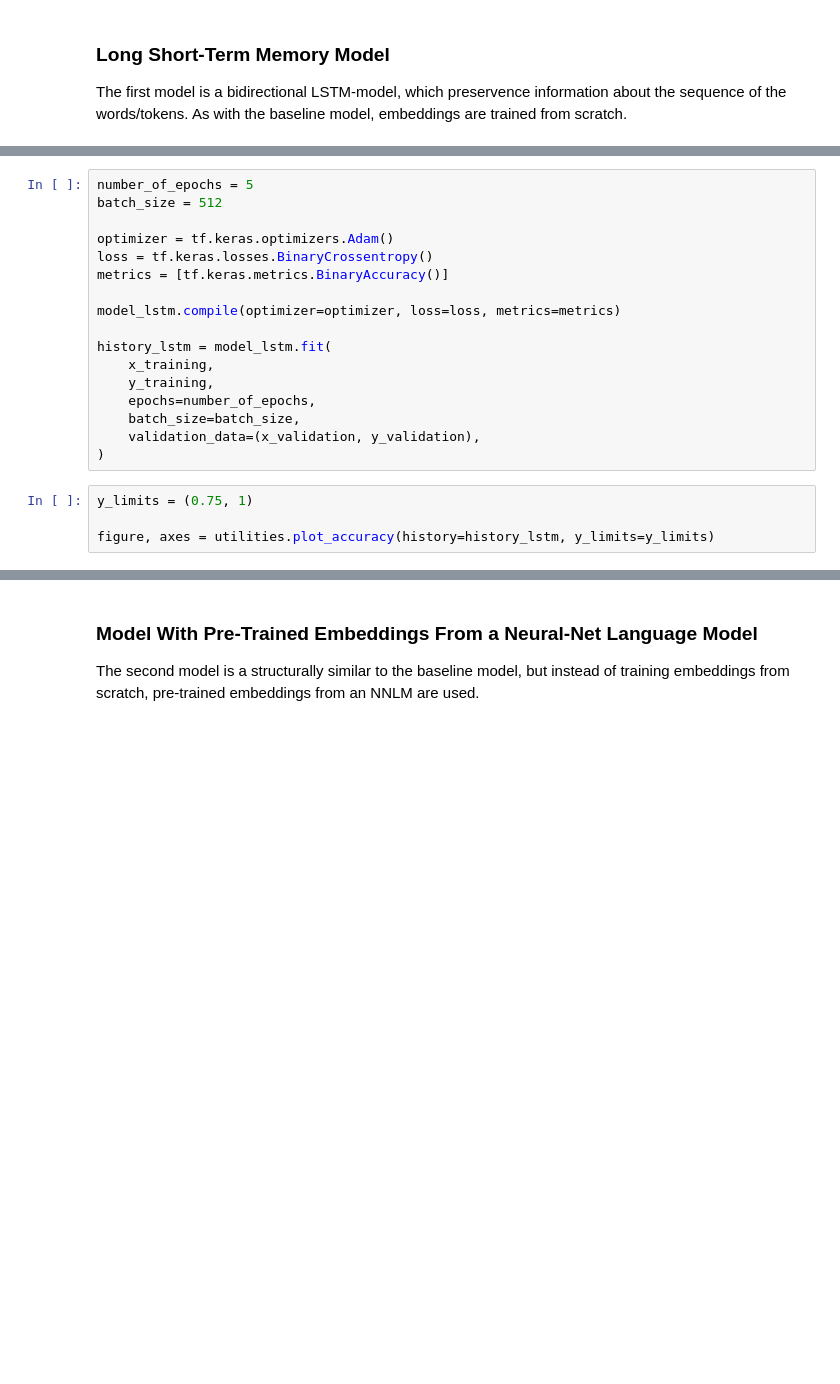
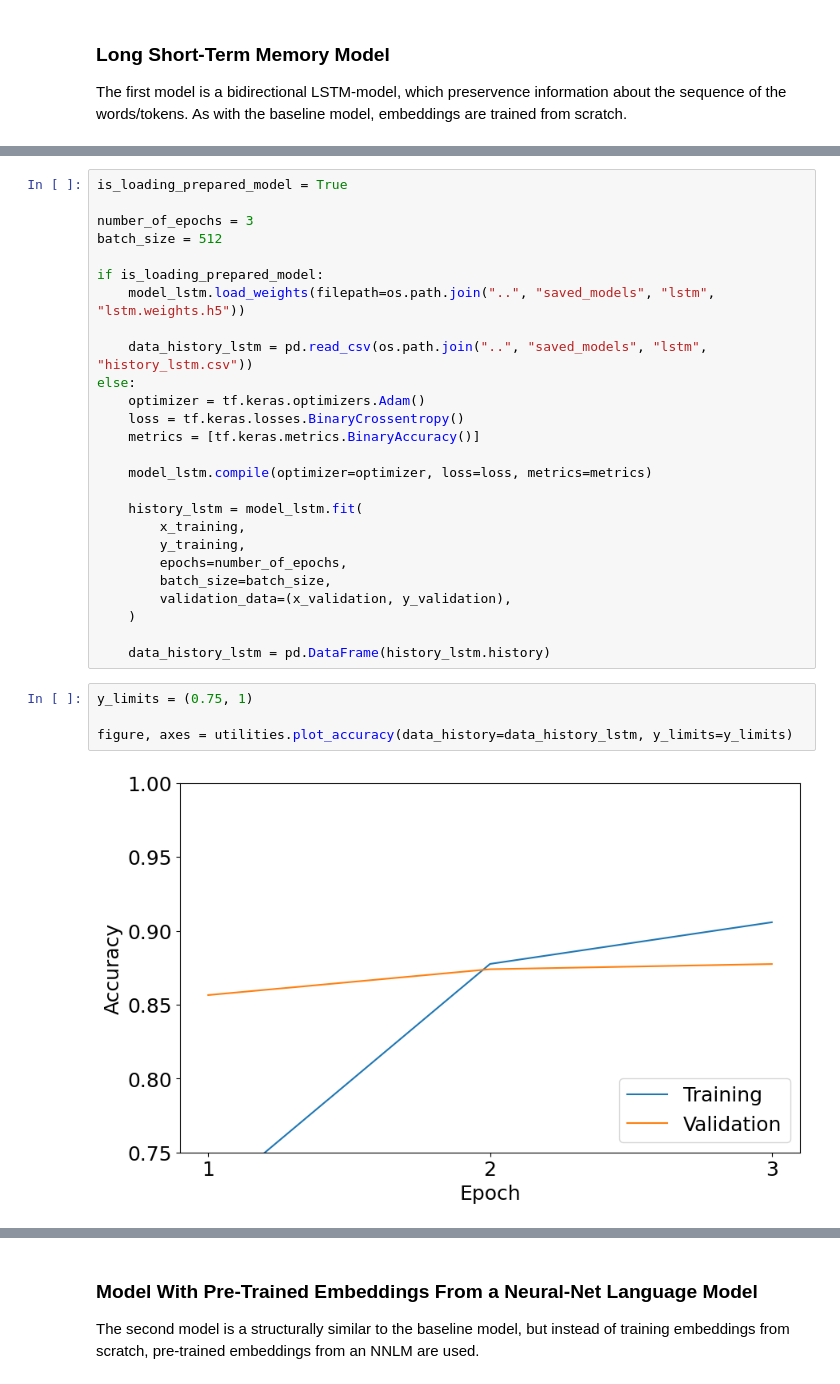
Before and after one commit to HannesMK/plain-language-classification, a Jupyter notebook: 3_Model/model_definition_evaluation.ipynb, the cells around one changed output, grey strips where cells are left out. Cells and saved outputs as stored; diff of their text form; blank space fills up the shorter version.

```diff
--- a/3_Model/model_definition_evaluation.ipynb
+++ b/3_Model/model_definition_evaluation.ipynb
@@ -83,22 +113,33 @@ model_lstm.summary()
 # %%
-number_of_epochs = 5
+is_loading_prepared_model = True
+
+number_of_epochs = 3
 batch_size = 512
 
-optimizer = tf.keras.optimizers.Adam()
-loss = tf.keras.losses.BinaryCrossentropy()
-metrics = [tf.keras.metrics.BinaryAccuracy()]
+if is_loading_prepared_model:
+    model_lstm.load_weights(filepath=os.path.join("..", "saved_models", "lstm", "lstm.weights.h5"))
 
-model_lstm.compile(optimizer=optimizer, loss=loss, metrics=metrics)
+    data_history_lstm = pd.read_csv(os.path.join("..", "saved_models", "lstm", "history_lstm.csv"))
+else:
+    optimizer = tf.keras.optimizers.Adam()
+    loss = tf.keras.losses.BinaryCrossentropy()
+    metrics = [tf.keras.metrics.BinaryAccuracy()]
 
-history_lstm = model_lstm.fit(
-    x_training,
-    y_training,
-    epochs=number_of_epochs,
-    batch_size=batch_size,
-    validation_data=(x_validation, y_validation),
-)
+    model_lstm.compile(optimizer=optimizer, loss=loss, metrics=metrics)
+
+    history_lstm = model_lstm.fit(
+        x_training,
+        y_training,
+        epochs=number_of_epochs,
+        batch_size=batch_size,
+        validation_data=(x_validation, y_validation),
+    )
+
+    data_history_lstm = pd.DataFrame(history_lstm.history)
 # %%
 y_limits = (0.75, 1)
 
-figure, axes = utilities.plot_accuracy(history=history_lstm, y_limits=y_limits)
+figure, axes = utilities.plot_accuracy(data_history=data_history_lstm, y_limits=y_limits)
+# %% [output]
+[figure, added]
 # %%
```
Also changed, not shown: parts of 18 cells of this notebook, 2 other files.
